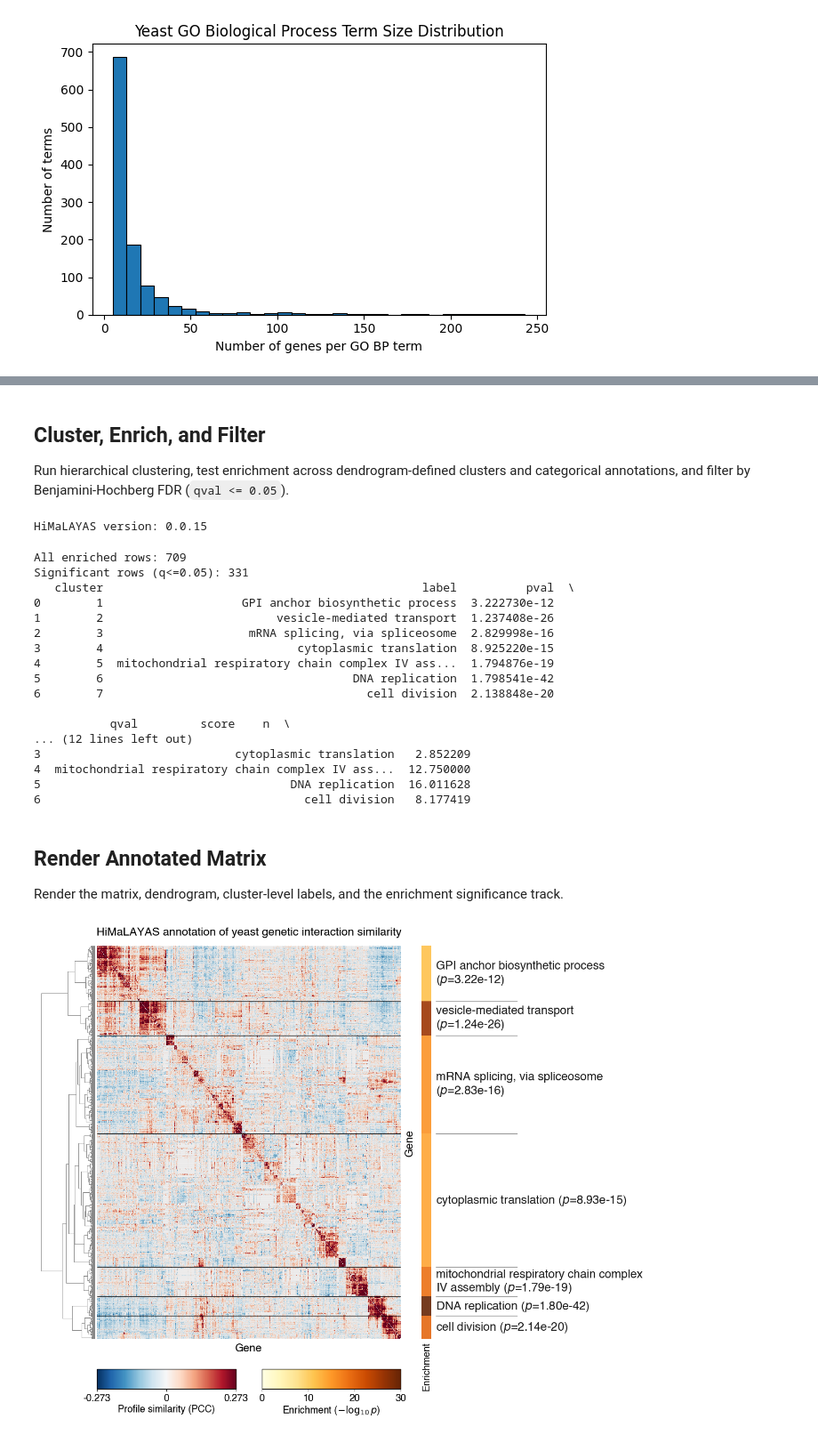
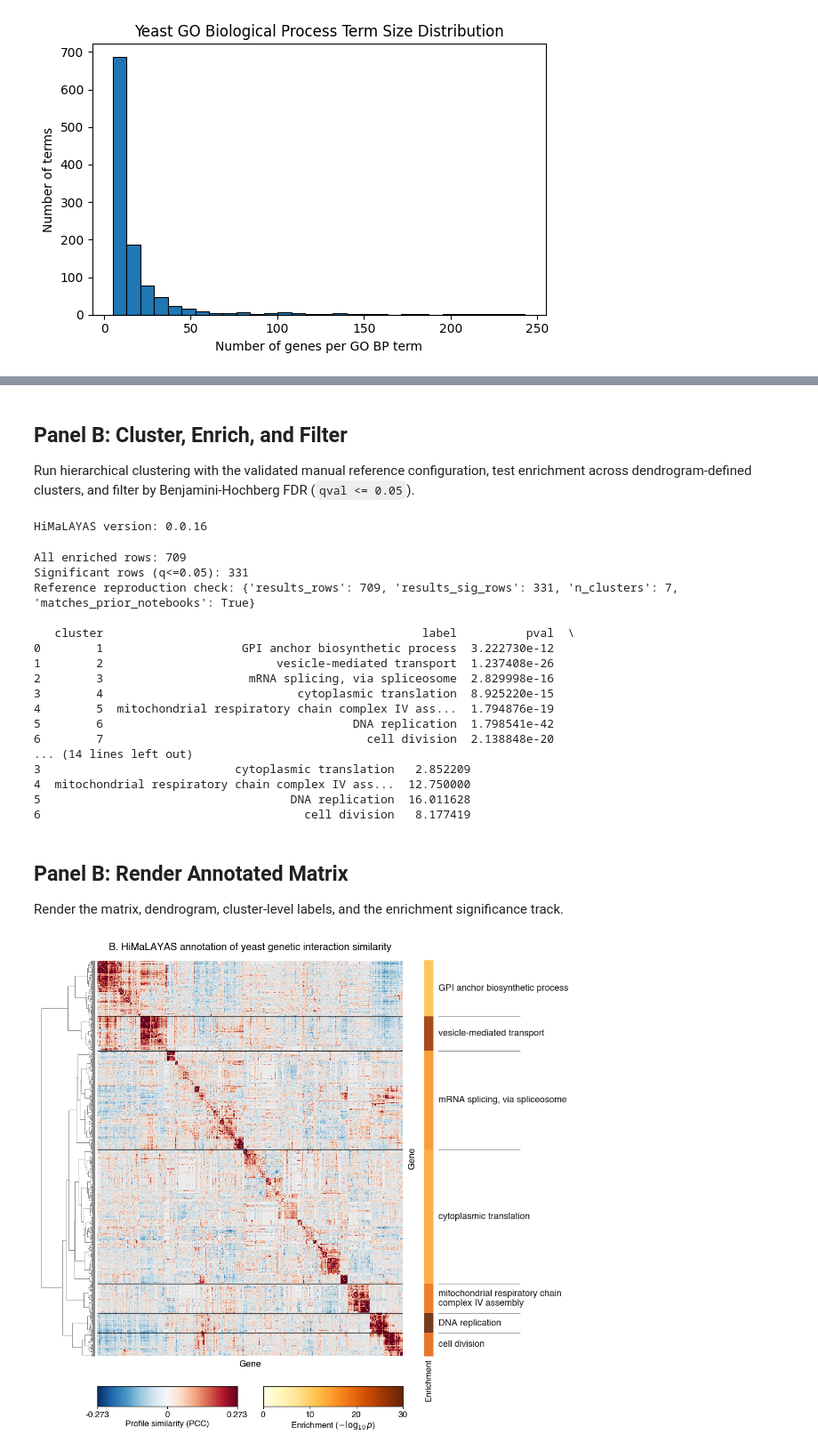
Before and after one commit to himalayas-base/himalayas-publication, a Jupyter notebook: fig_1.ipynb, the cells around one changed output, grey strips where cells are left out. Shown at 89% size. Cells and saved outputs as stored; diff of their text form; code cells hidden in the pictures.

```diff
--- a/fig_1.ipynb
+++ b/fig_1.ipynb
@@ -89,14 +80,22 @@ Value range: [-0.317, 0.845]
 # %% [markdown]
-## Cluster, Enrich, and Filter
+## Panel B: Cluster, Enrich, and Filter
 
-Run hierarchical clustering, test enrichment across dendrogram-defined clusters and categorical annotations, and filter by Benjamini-Hochberg FDR (`qval <= 0.05`).
+Run hierarchical clustering with the validated manual reference configuration, test enrichment across dendrogram-defined clusters, and filter by Benjamini-Hochberg FDR (`qval <= 0.05`).
 # %%
 import himalayas
 from himalayas import Analysis, Annotations, Matrix
 
 print(f"HiMaLAYAS version: {himalayas.__version__}\n")
 
-LINKAGE_THRESHOLD = 16
+REFERENCE_CONFIG = dict(
+    linkage_method="ward",
+    linkage_metric="euclidean",
+    linkage_threshold=16,
+    optimal_ordering=True,
+    min_cluster_size=30,
+)
+MIN_OVERLAP = 2
+QVAL_CUTOFF = 0.05
 
 # Build core objects
 matrix = Matrix(DF_GI_PCC)
@@ -108,34 +107,44 @@ annotations = Annotations(
 # Run clustering + enrichment
 analysis = (
     Analysis(matrix, annotations)
-    .cluster(
-        linkage_method="ward",
-        linkage_metric="euclidean",
-        linkage_threshold=LINKAGE_THRESHOLD,
-        optimal_ordering=True,
-        min_cluster_size=30,
-    )
-    .enrich(min_overlap=2)
+    .cluster(**REFERENCE_CONFIG)
+    .enrich(min_overlap=MIN_OVERLAP)
     .finalize(
         col_cluster=True,
     )
 )
 results = analysis.results
 # Keep significant terms
-results_sig = results.filter("qval <= 0.05")
+results_sig = results.filter(f"qval <= {QVAL_CUTOFF}")
 
 cluster_labels = results_sig.cluster_labels(
     rank_by="p",
     label_mode="top_term",
 )
 
+reference_reproduction_check = {
+    "results_rows": len(results.df),
+    "results_sig_rows": len(results_sig.df),
+    "n_clusters": len(results.clusters.cluster_sizes),
+    "matches_prior_notebooks": (
+        len(results.df) == 709
+        and len(results_sig.df) == 331
+        and len(results.clusters.cluster_sizes) == 7
+    ),
+}
 print(f"All enriched rows: {len(results.df):,}")
 print(f"Significant rows (q<=0.05): {len(results_sig.df):,}")
+assert reference_reproduction_check["matches_prior_notebooks"], (
+    "GI-PCC reference clustering diverged from the validated revision notebooks (01/10/11/20/21/40)"
+)
+print(f"Reference reproduction check: {reference_reproduction_check}\n")
 print(cluster_labels)
 # %% [output]
-HiMaLAYAS version: 0.0.15
+HiMaLAYAS version: 0.0.16
 All enriched rows: 709
 Significant rows (q<=0.05): 331
+Reference reproduction check: {'results_rows': 709, 'results_sig_rows': 331, 'n_clusters': 7, 'matches_prior_notebooks': True}
+
    cluster                                              label          pval  \
 0        1                    GPI anchor biosynthetic process  3.222730e-12
 1        2                         vesicle-mediated transport  1.237408e-26
@@ -144,15 +153,13 @@ Significant rows (q<=0.05): 331
 4        5  mitochondrial respiratory chain complex IV ass...  1.794876e-19
 5        6                                    DNA replication  1.798541e-42
 6        7                                      cell division  2.138848e-20
-
-           qval         score    n  \
-... (12 lines left out)
+... (14 lines left out)
 3                            cytoplasmic translation   2.852209
 4  mitochondrial respiratory chain complex IV ass...  12.750000
 5                                    DNA replication  16.011628
 6                                      cell division   8.177419
 # %% [markdown]
-## Render Annotated Matrix
+## Panel B: Render Annotated Matrix
 
 Render the matrix, dendrogram, cluster-level labels, and the enrichment significance track.
 # %%
@@ -172,10 +179,11 @@ plotter = (
     Plotter(results_sig)
     .set_background(color=BACKGROUND_COLOR)
     .plot_title(
-        "HiMaLAYAS annotation of yeast genetic interaction similarity",
+        "B. HiMaLAYAS annotation of yeast genetic interaction similarity",
         color=LABEL_COLOR,
         font=FONT,
-        fontsize=16.5,
+        fontsize=14.5,
+        fontweight="normal",
     )
     .plot_dendrogram(
         axes=[0.06, 0.16, 0.09, 0.79],
@@ -195,8 +203,9 @@ plotter = (
     .plot_matrix_axis_labels(
         xlabel="Gene",
         ylabel="Gene",
-        fontsize=16,
+        fontsize=13,
         font=FONT,
+        fontweight="normal",
         color=LABEL_COLOR,
         xlabel_pad=6.0,
         ylabel_pad=0.007,
@@ -211,13 +220,15 @@ plotter = (
         label_mode="top_term",
         max_words=24,
         wrap_text=True,
-        wrap_width=40,
+        wrap_width=34,
         overflow="wrap",
         font=FONT,
-        fontsize=17,
+        fontsize=13,
         color=LABEL_COLOR,
         skip_unlabeled=False,
-        label_fields=("label", "p"),
+        # On-panel labels show the term name only; full pval/qval/fe statistics are
+        # already printed in the reproduction table above and are not duplicated here.
+        label_fields=("label",),
         omit_words=(),
         boundary_color=LABEL_COLOR,
         boundary_lw=1,
@@ -239,7 +250,7 @@ plotter = (
     )
     .plot_bar_labels(
         font=FONT,
-        fontsize=14,
+        fontsize=12,
         color=LABEL_COLOR,
         pad=4,
         rotation=90,
@@ -253,33 +264,33 @@ plotter = (
     )
     .add_colorbar(
         name="enrichment",
         cmap="YlOrBr",
         norm=Normalize(0, 30),
         label=r"Enrichment ($-\log_{10}p$)",
         ticks=[0, 10, 20, 30],
     )
     .plot_colorbars(
         ncols=2,
         height=0.04,
         gap=0.06,
         hpad=0.04,
         vpad=0.00,
-        fontsize=14,
+        fontsize=12,
         font=FONT,
         color=LABEL_COLOR,
         border_color=LABEL_COLOR,
         border_width=1.0,
         border_alpha=0.9,
         tick_decimals=3,
     )
 )
 
 plotter.save(
-    PNG_DIR / "yeast_gi_similarity_matrix.png",
+    PNG_DIR / "panel_b_yeast_gi_similarity_matrix.png",
     dpi=300,
     bbox_inches="tight",
     pad_inches=0.02,
 )
 plotter.show()
 # %% [output]
-[figure, old version]
+[figure, new version]
```
Also changed, not shown: parts of 7 cells of this notebook, 5 other files.
